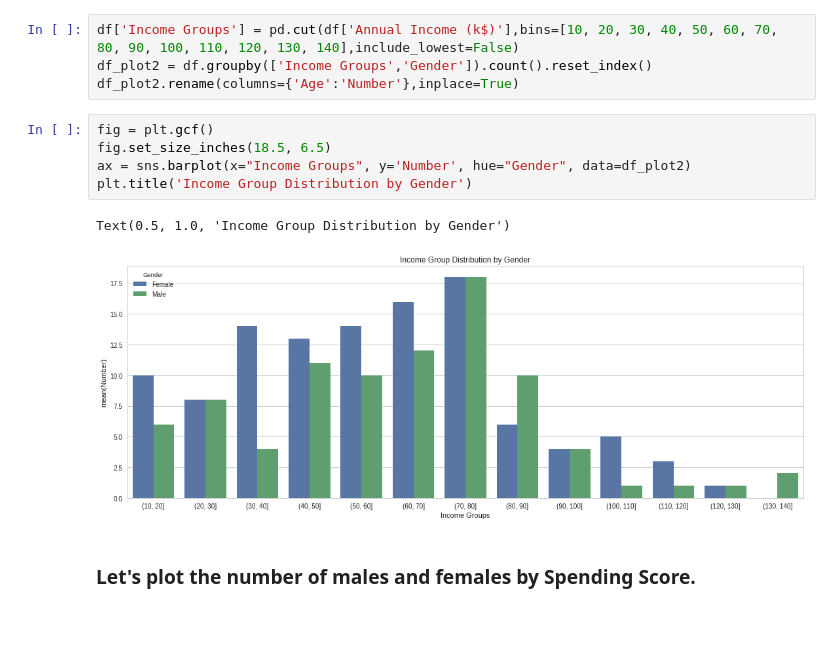
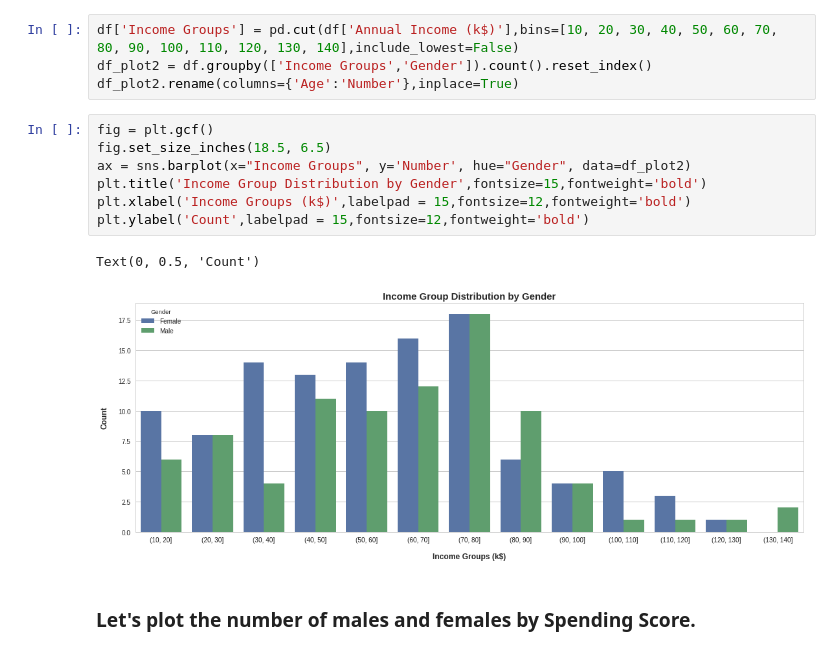
Before and after one commit to ROARMarketingConcepts/Machine-Learning-Projects, a Jupyter notebook: Mall_Customer_Segmentation_Analysis.ipynb, the cells around one changed output. Cells and saved outputs as stored; diff of their text form; blank space fills up the shorter version.

```diff
--- a/Mall_Customer_Segmentation_Analysis.ipynb
+++ b/Mall_Customer_Segmentation_Analysis.ipynb
@@ -190,11 +192,13 @@ df_plot2.rename(columns={'Age':'Number'},inplace=True)
 # %%
 fig = plt.gcf()
 fig.set_size_inches(18.5, 6.5)
 ax = sns.barplot(x="Income Groups", y='Number', hue="Gender", data=df_plot2)
-plt.title('Income Group Distribution by Gender')
+plt.title('Income Group Distribution by Gender',fontsize=15,fontweight='bold')
+plt.xlabel('Income Groups (k$)',labelpad = 15,fontsize=12,fontweight='bold')
+plt.ylabel('Count',labelpad = 15,fontsize=12,fontweight='bold')
 # %% [output]
-Text(0.5, 1.0, 'Income Group Distribution by Gender')
+Text(0, 0.5, 'Count')
-[figure, old version]
+[figure, new version]
 # %% [markdown]
 ### Let's plot the number of males and females by Spending Score.
 # %%
```
Also changed, not shown: parts of 4 cells of this notebook.
